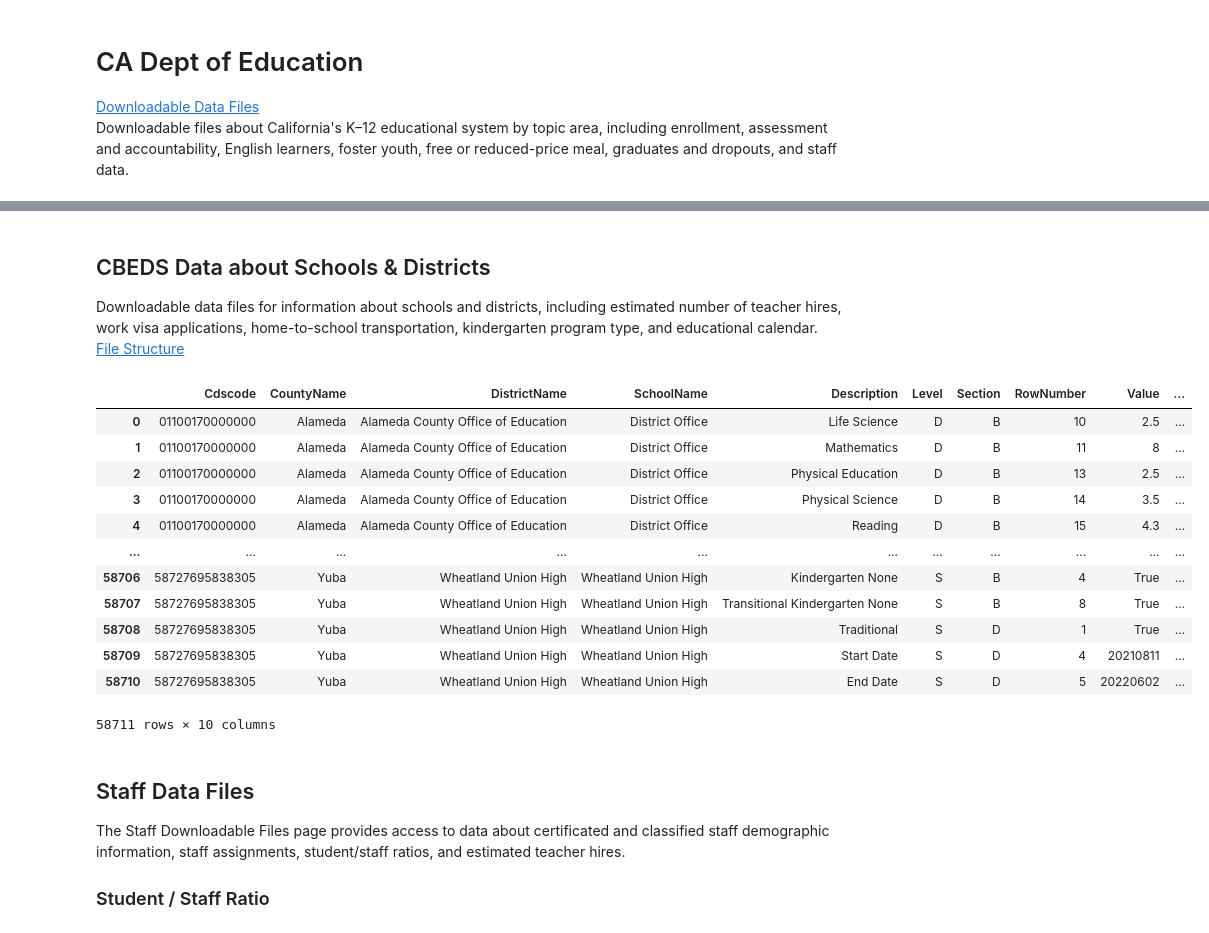
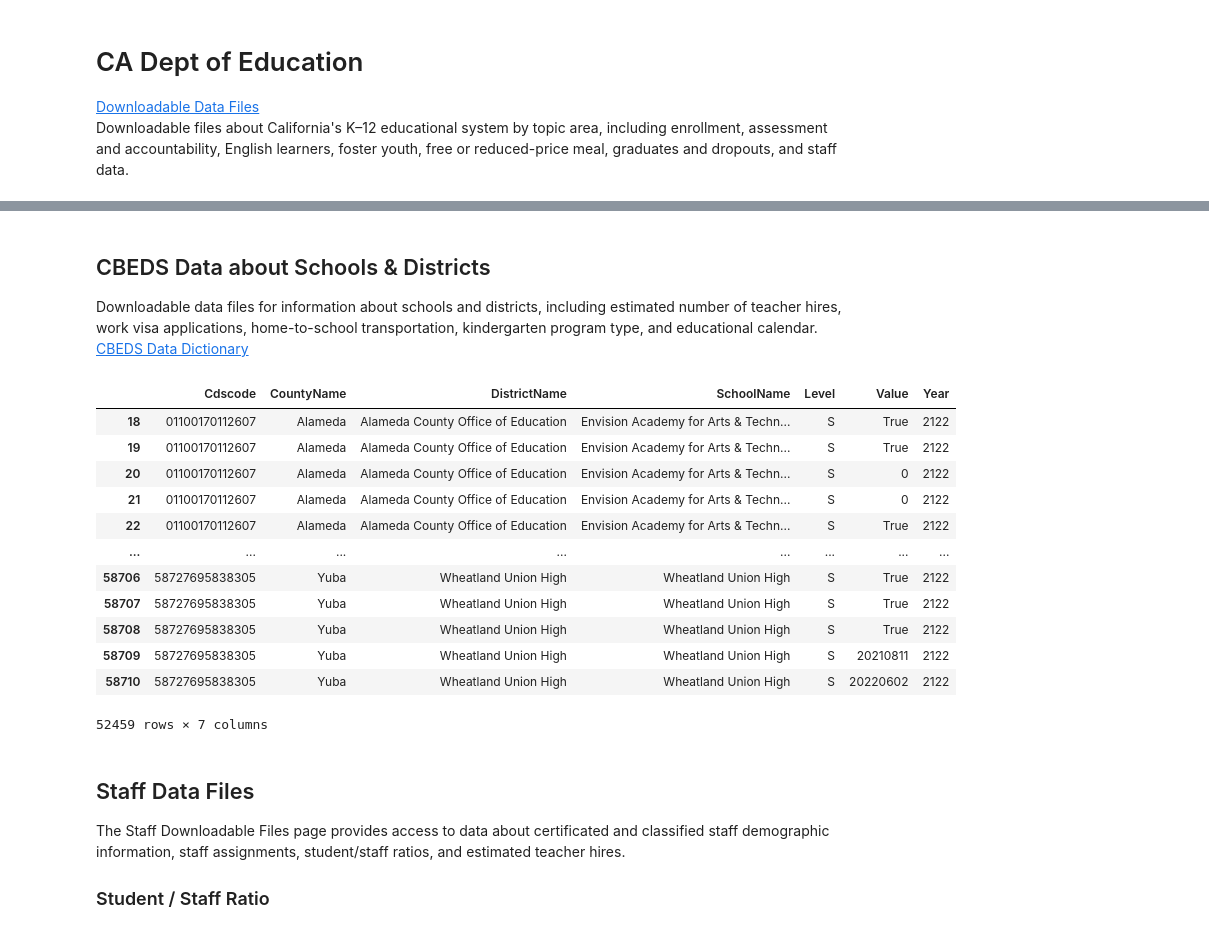
Before and after one commit to junclemente/ads599-capstone_project, a Jupyter notebook: library/01_data_preparation.ipynb, the cells around one changed output, grey strips where cells are left out. Saved outputs shown, nothing was run; the diff lists cells and outputs as text; code cells hidden in the pictures.

```diff
--- a/library/01_data_preparation.ipynb
+++ b/library/01_data_preparation.ipynb
@@ -252,25 +365,36 @@ School
 ## CBEDS Data about Schools & Districts
 
 Downloadable data files for information about schools and districts, including estimated number of teacher hires, work visa applications, home-to-school transportation, kindergarten program type, and educational calendar.
-[File Structure](https://www.cde.ca.gov/ds/ad/fscbedsorab19.asp)
+[CBEDS Data Dictionary](https://www.cde.ca.gov/ds/ad/fscbedsorab19.asp)
 # %%
-df_cbeds = load_cde_txt(cde / "cbedsora21b.txt")
+df_raw = load_cde_txt(cde / "cbedsora21b.txt")
 
-df_cbeds
+df_cbeds = df_raw[df_raw["Level"].str.strip() == "S"]
+
+col_cbeds = [
+    "Cdscode",
+    "CountyName",
+    "DistrictName",
+    "SchoolName",
+    "Level",
+    "Value",
+    "Year",
+]
+df_cbeds[col_cbeds]
 # %% [output]
-|  | Cdscode | CountyName | DistrictName | SchoolName | Description | Level | Section | RowNumber | Value | ... |
-| 0 | 01100170000000 | Alameda | Alameda County Office of Education | District Office | Life Science | D | B | 10 | 2.5 | ... |
-| 1 | 01100170000000 | Alameda | Alameda County Office of Education | District Office | Mathematics | D | B | 11 | 8 | ... |
-| 2 | 01100170000000 | Alameda | Alameda County Office of Education | District Office | Physical Education | D | B | 13 | 2.5 | ... |
-| 3 | 01100170000000 | Alameda | Alameda County Office of Education | District Office | Physical Science | D | B | 14 | 3.5 | ... |
-| 4 | 01100170000000 | Alameda | Alameda County Office of Education | District Office | Reading | D | B | 15 | 4.3 | ... |
-| ... | ... | ... | ... | ... | ... | ... | ... | ... | ... | ... |
-| 58706 | 58727695838305 | Yuba | Wheatland Union High | Wheatland Union High | Kindergarten None | S | B | 4 | True | ... |
-| 58707 | 58727695838305 | Yuba | Wheatland Union High | Wheatland Union High | Transitional Kindergarten None | S | B | 8 | True | ... |
-| 58708 | 58727695838305 | Yuba | Wheatland Union High | Wheatland Union High | Traditional | S | D | 1 | True | ... |
-| 58709 | 58727695838305 | Yuba | Wheatland Union High | Wheatland Union High | Start Date | S | D | 4 | 20210811 | ... |
-| 58710 | 58727695838305 | Yuba | Wheatland Union High | Wheatland Union High | End Date | S | D | 5 | 20220602 | ... |
+|  | Cdscode | CountyName | DistrictName | SchoolName | Level | Value | Year |
+| 18 | 01100170112607 | Alameda | Alameda County Office of Education | Envision Academy for Arts & Techn... | S | True | 2122 |
+| 19 | 01100170112607 | Alameda | Alameda County Office of Education | Envision Academy for Arts & Techn... | S | True | 2122 |
+| 20 | 01100170112607 | Alameda | Alameda County Office of Education | Envision Academy for Arts & Techn... | S | 0 | 2122 |
+| 21 | 01100170112607 | Alameda | Alameda County Office of Education | Envision Academy for Arts & Techn... | S | 0 | 2122 |
+| 22 | 01100170112607 | Alameda | Alameda County Office of Education | Envision Academy for Arts & Techn... | S | True | 2122 |
+| ... | ... | ... | ... | ... | ... | ... | ... |
+| 58706 | 58727695838305 | Yuba | Wheatland Union High | Wheatland Union High | S | True | 2122 |
+| 58707 | 58727695838305 | Yuba | Wheatland Union High | Wheatland Union High | S | True | 2122 |
+| 58708 | 58727695838305 | Yuba | Wheatland Union High | Wheatland Union High | S | True | 2122 |
+| 58709 | 58727695838305 | Yuba | Wheatland Union High | Wheatland Union High | S | 20210811 | 2122 |
+| 58710 | 58727695838305 | Yuba | Wheatland Union High | Wheatland Union High | S | 20220602 | 2122 |
-58711 rows × 10 columns
+52459 rows × 7 columns
 # %% [markdown]
 ## Staff Data Files
 
```
Also changed, not shown: parts of 12 cells of this notebook, 1 other file.
